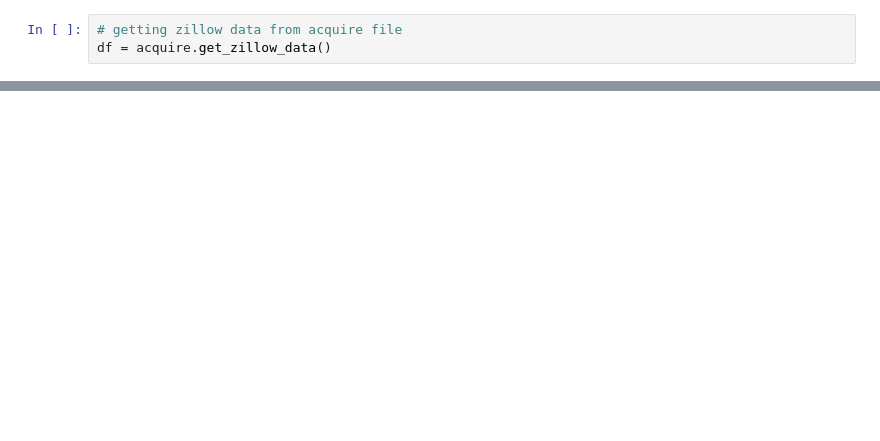
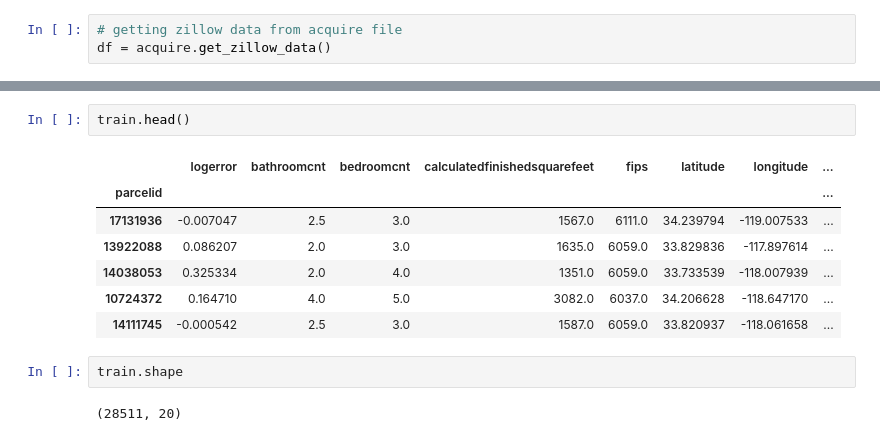
Before and after one commit to jamesallen0351/clustering-project, a Jupyter notebook: scratchpad.ipynb, the cells around one changed output, grey strips where cells are left out. Cells and saved outputs as stored; diff of their text form; blank space fills up the shorter version.

```diff
--- a/scratchpad.ipynb
+++ b/scratchpad.ipynb
@@ -51,0 +130,14 @@ df.head()
+# %%
+train.head()
+# %% [output]
+|  | logerror | bathroomcnt | bedroomcnt | calculatedfinishedsquarefeet | fips | latitude | longitude | ... |
+| parcelid |  |  |  |  |  |  |  | ... |
+| 17131936 | -0.007047 | 2.5 | 3.0 | 1567.0 | 6111.0 | 34.239794 | -119.007533 | ... |
+| 13922088 | 0.086207 | 2.0 | 3.0 | 1635.0 | 6059.0 | 33.829836 | -117.897614 | ... |
+| 14038053 | 0.325334 | 2.0 | 4.0 | 1351.0 | 6059.0 | 33.733539 | -118.007939 | ... |
+| 10724372 | 0.164710 | 4.0 | 5.0 | 3082.0 | 6037.0 | 34.206628 | -118.647170 | ... |
+| 14111745 | -0.000542 | 2.5 | 3.0 | 1587.0 | 6059.0 | 33.820937 | -118.061658 | ... |
+# %%
+train.shape
+# %% [output]
+(28511, 20)
```
Also changed, not shown: parts of 20 cells of this notebook, 1 other file.
